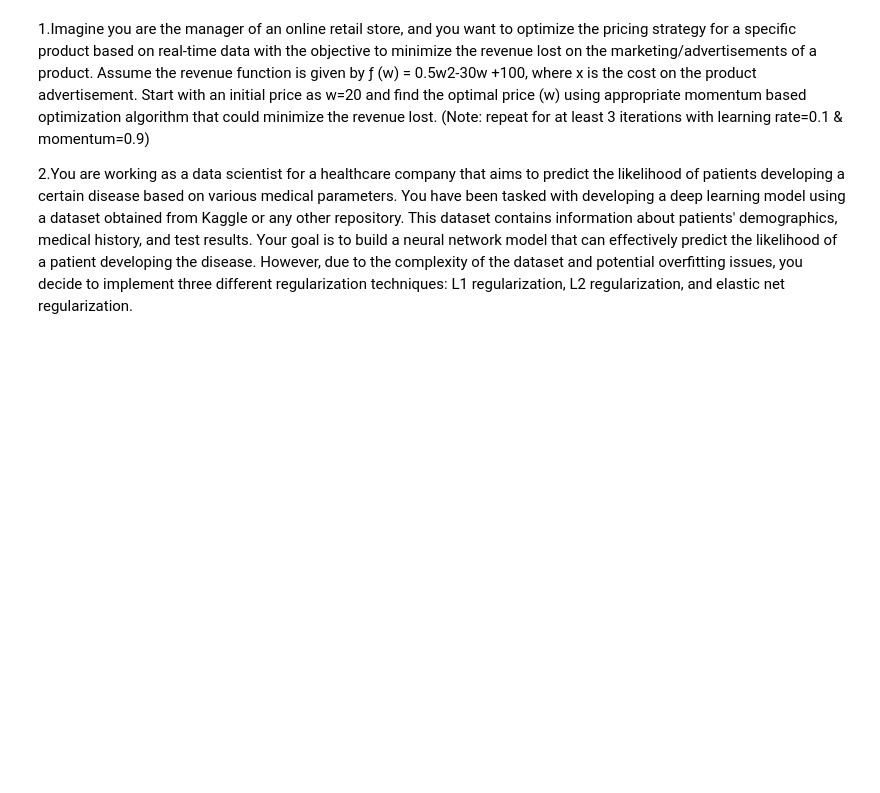
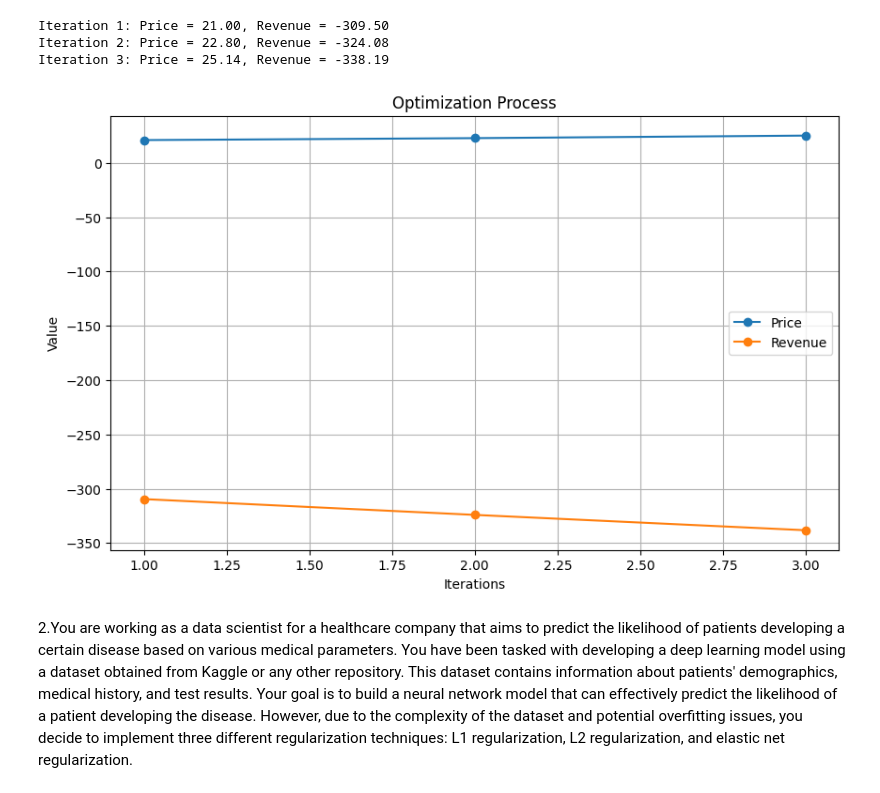
Before and after one commit to dhyannn/Deep-learning, a Jupyter notebook: 514_DLprog3.ipynb, the cells around one changed output. Drawn from its saved outputs; the diff is of its cells as text; code cells hidden in the pictures; blank space fills up the shorter version.

```diff
--- a/514_DLprog3.ipynb
+++ b/514_DLprog3.ipynb
@@ -3,12 +13,52 @@
+# %%
+# Initialize variables
+w = 20
+learning_rate = 0.1
+momentum = 0.9
+iterations = 3
+velocity = 0
+prices = []
+revenues = []
+# %%
+# Define the revenue function
+def revenue(w):
+    return 0.5 * w**2 - 30 * w + 100
+# %%
+# Optimization loop
+for i in range(iterations):
+    # Compute gradient
+    gradient = w - 30
+
+    # Update velocity with momentum
+    velocity = momentum * velocity + learning_rate * gradient
+
+    # Update price
+    w -= velocity
+
+    # Append current price and revenue
+    prices.append(w)
+    revenues.append(revenue(w))
+
+    # Print current price and revenue
+    print(f"Iteration {i+1}: Price = {w:.2f}, Revenue = {revenue(w):.2f}")
+# %% [output]
+Iteration 1: Price = 21.00, Revenue = -309.50
+Iteration 2: Price = 22.80, Revenue = -324.08
+Iteration 3: Price = 25.14, Revenue = -338.19
+# %%
+# Plotting
+plt.figure(figsize=(10, 6))
+plt.plot(range(1, iterations+1), prices, marker='o', label='Price')
+plt.plot(range(1, iterations+1), revenues, marker='o', label='Revenue')
+plt.xlabel('Iterations')
+plt.ylabel('Value')
+plt.title('Optimization Process')
+plt.legend()
+plt.grid(True)
+plt.show()
+# %% [output]
+[figure, added]
 # %% [markdown]
-1.Imagine you are the manager of an online retail store, and you want to optimize the pricing
-strategy for a specific product based on real-time data with the objective to minimize the revenue
-lost on the marketing/advertisements of a product. Assume the revenue function is given by
-ƒ (w) = 0.5w2-30w +100, where x is the cost on the product advertisement. Start with an initial
-price as w=20 and find the optimal price (w) using appropriate momentum based optimization
-algorithm that could minimize the revenue lost. (Note: repeat for at least 3 iterations with
-learning rate=0.1 & momentum=0.9)
-
 
 2.You are working as a data scientist for a healthcare company that aims to predict the likelihood
 of patients developing a certain disease based on various medical parameters. You have been
```
Also changed, not shown: parts of 22 cells of this notebook.
